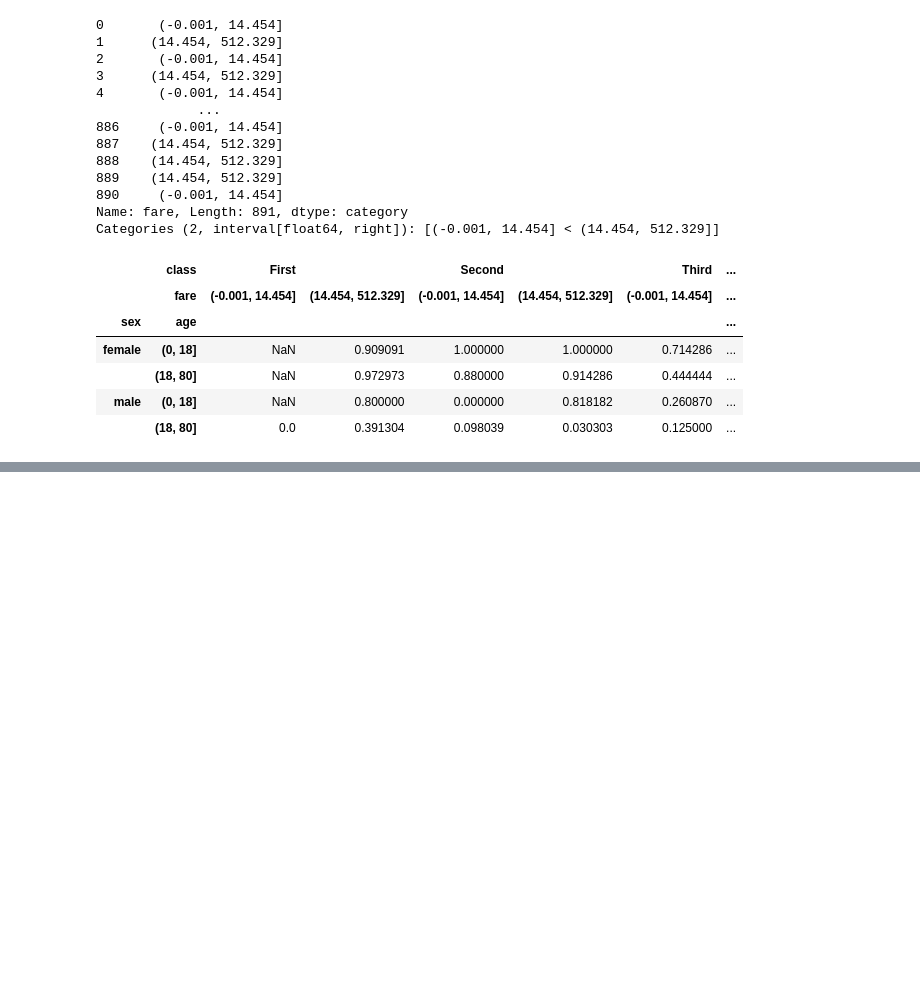
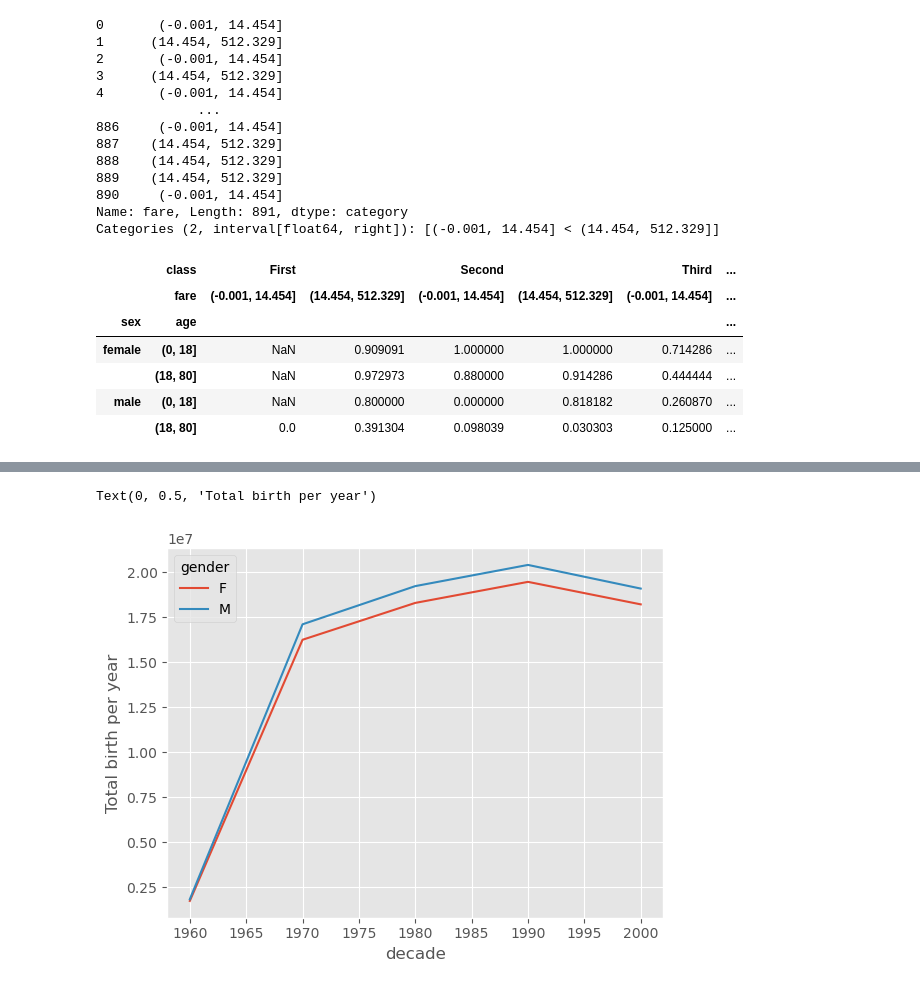
Before and after one commit to Venux09/Data_science_handbook_study, a Jupyter notebook: pandas-data_science_handbook/pandas_11.ipynb, the cells around one changed output, grey strips where cells are left out. Cells and saved outputs as stored; diff of their text form; code cells hidden in the pictures; blank space fills up the shorter version.

Commit message:
add : finished the pivoting table basically it is multi index or ccolumns versoin for the groupby with ending with usa birth rate data

```diff
--- a/pandas-data_science_handbook/pandas_11.ipynb
+++ b/pandas-data_science_handbook/pandas_11.ipynb
@@ -108,0 +120,2 @@ titanic.pivot_table('survived',['sex',age],['class',fare])
+# %%
+birth_rate = pd.read_csv('births.csv')
@@ -108,0 +168,3 @@ titanic.pivot_table('survived',['sex',age],['class',fare])
+# %%
+birth_rate['decade'] = 10*(birth_rate['year']//10)#code for adding a decade mean like 10 year gap
+birth_rate.pivot_table('births' , index = 'decade' , columns = 'gender',aggfunc = 'sum')
@@ -108,0 +181,12 @@ titanic.pivot_table('survived',['sex',age],['class',fare])
+# %%
+%matplotlib inline
+import matplotlib.pyplot as plt
+
+plt.style.use('ggplot')
+birth_rate.pivot_table('births' , index = 'decade' , columns = 'gender',aggfunc = 'sum').plot()
+
+plt.grid(True)
+plt.ylabel('Total birth per year')
+# %% [output]
+Text(0, 0.5, 'Total birth per year')
+[figure, added]
```
Also changed, not shown: parts of 9 cells of this notebook, 2 other files.
